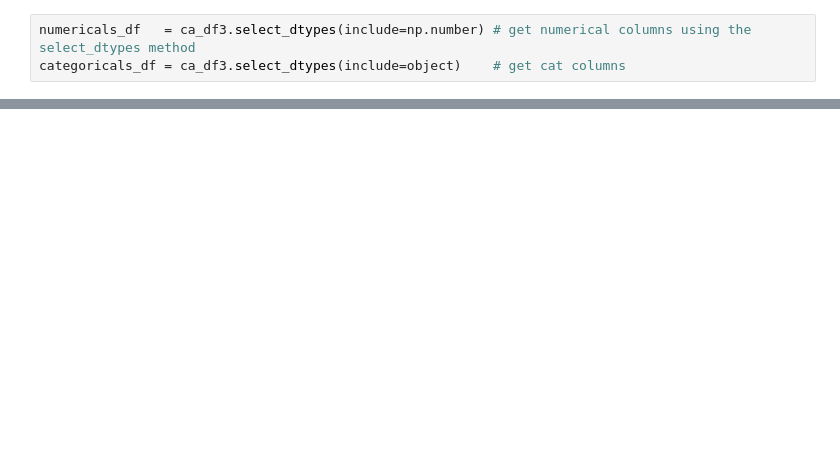
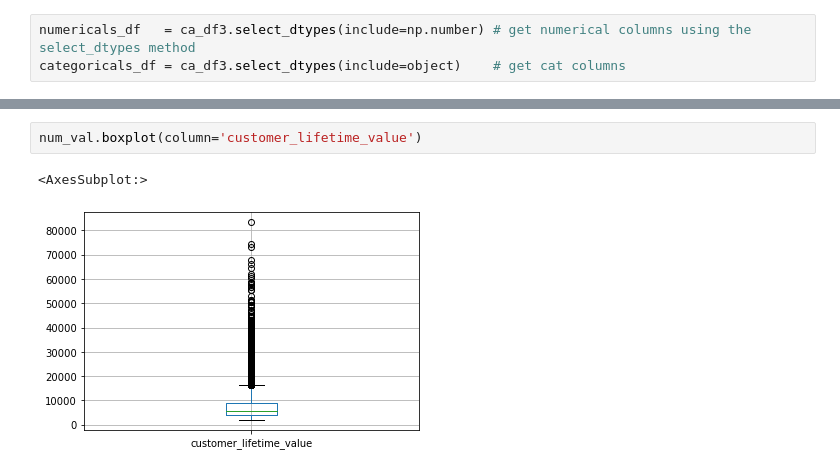
Before and after one commit to buenafiesta95/da_mauricio, a Jupyter notebook: LAB EDA Round Merged File Main Doc.ipynb, the cells around one changed output, grey strips where cells are left out. Drawn from its saved outputs; the diff is of its cells as text; blank space fills up the shorter version.

```diff
--- a/LAB EDA Round Merged File Main Doc.ipynb
+++ b/LAB EDA Round Merged File Main Doc.ipynb
@@ -300,0 +814,5 @@ with sns.axes_style("white"):
+# %%
+num_val.boxplot(column='customer_lifetime_value')
+# %% [output]
+<AxesSubplot:>
+[figure, added]
```
Also changed, not shown: parts of 126 cells of this notebook, 13 other files.
